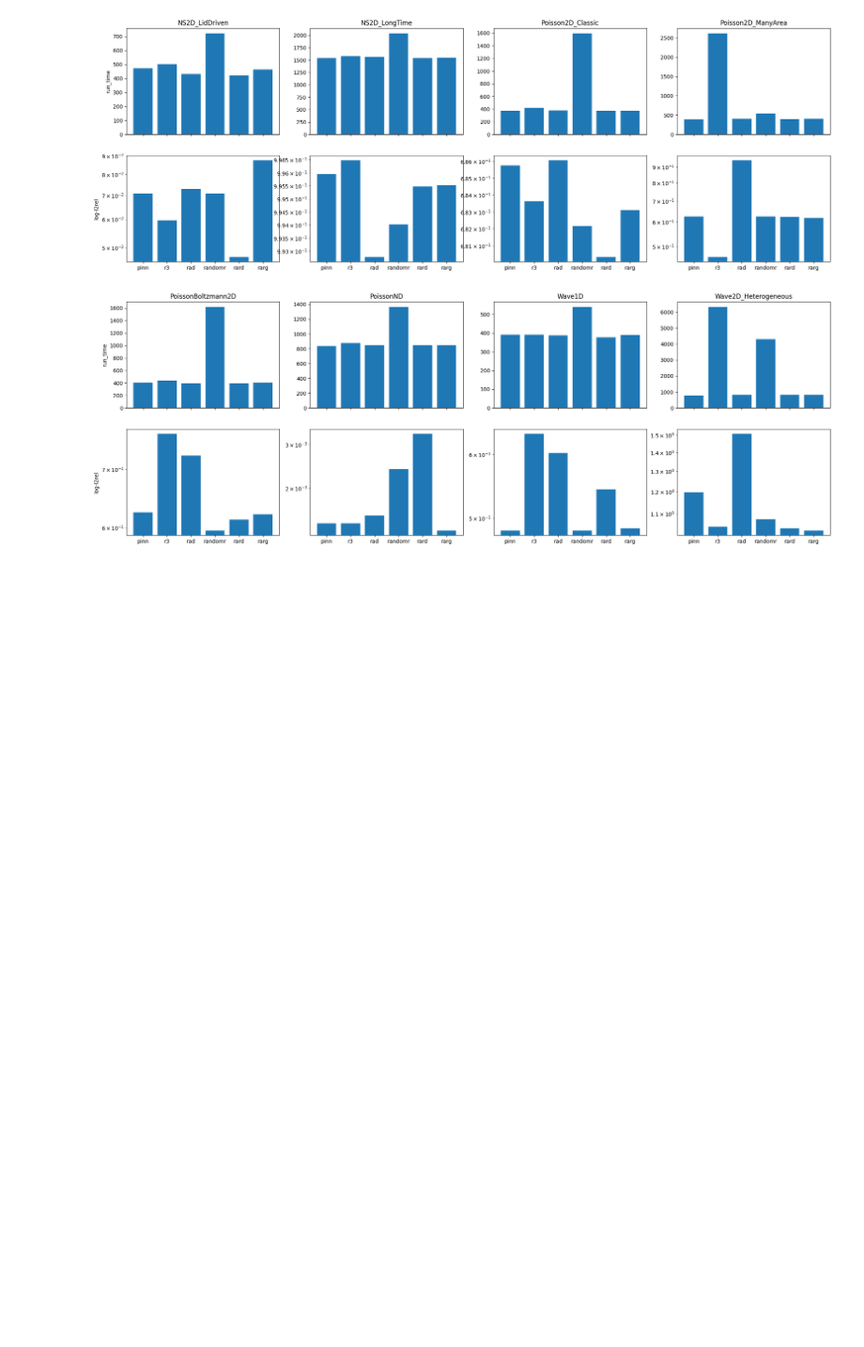
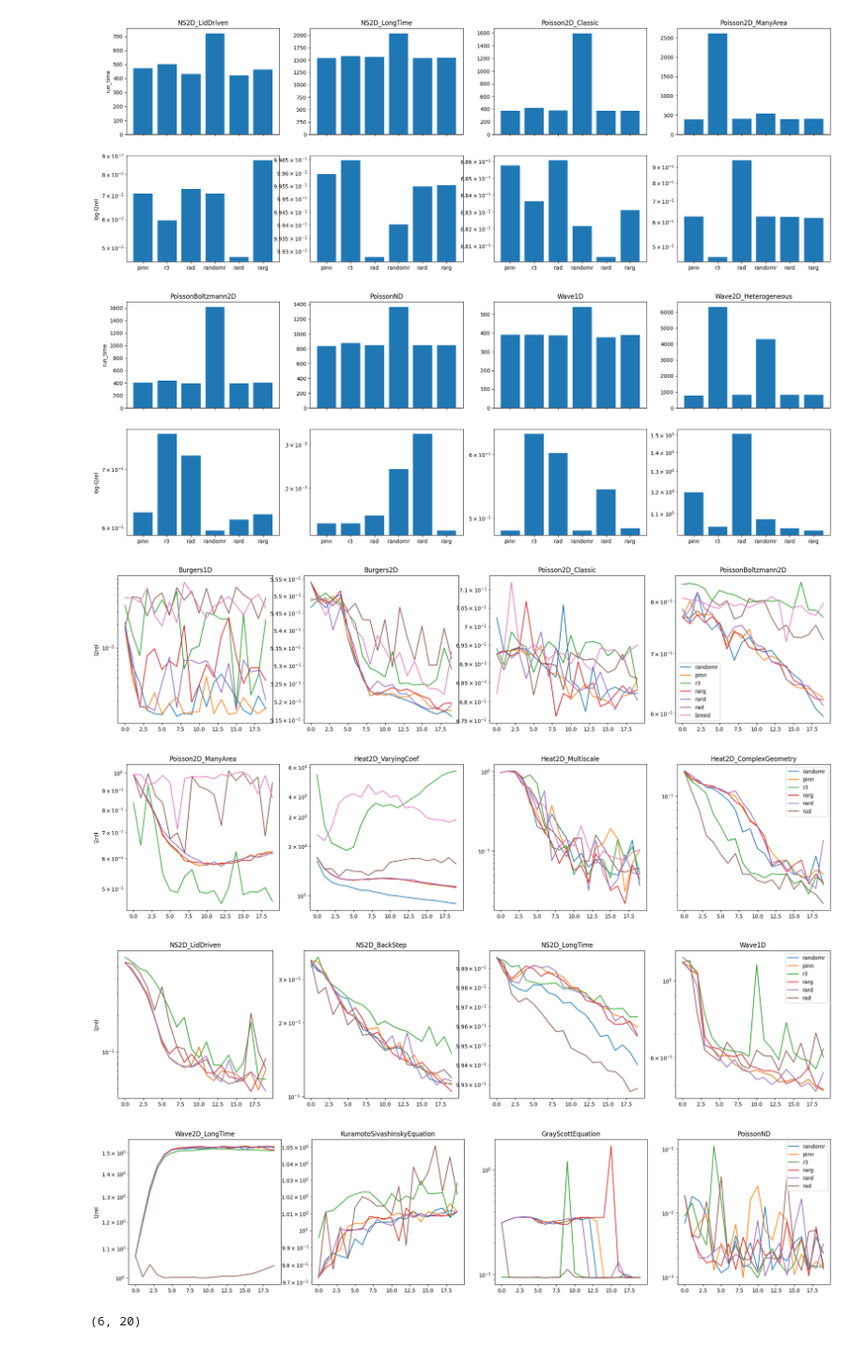
Before and after one commit to svdcvt/PINNacle, a Jupyter notebook: results/results_plots_upd.ipynb, the cells around one changed output. Shown at 94% size. Cells and saved outputs as stored; diff of their text form; code cells hidden in the pictures; blank space fills up the shorter version.

Commit message:
upd plots errors

```diff
--- a/results/results_plots_upd.ipynb
+++ b/results/results_plots_upd.ipynb
@@ -54,3 +54,33 @@ pdf.close()
 [figure]
 [figure]
 [figure]
+# %%
+name = 'grouped_errors-0216'
+results_errors = np.load(name + '.npz')
+methods_order = results_errors['methods']
+pdes = list(results_errors.keys())[1:]
+P = len(pdes)
+# %%
+pdf = matplotlib.backends.backend_pdf.PdfPages(name + '.pdf')
+RN = 4 # maximum number of plots in a row
+for pp in range(0, P, P//RN):
+    fig, axes = plt.subplots(1, RN, figsize=(5*RN + RN, 5))
+    for i, pde in enumerate(pdes[pp:pp+RN]):
+        axes[i].set_title(pde)
+        res_pde = results_errors[pde]
+        for j in range(len(res_pde)):
+            axes[i].plot(res_pde[j], label=methods_order[j])
+        axes[i].set_yscale('log')
+        axes[0].set_ylabel('l2rel')
+    axes[i].legend()
+    pdf.savefig(fig)
+pdf.close()
+# %% [output]
+[figure, added]
+[figure, added]
+[figure, added]
+[figure, added]
+# %%
+results_errors[pde].shape
+# %% [output]
+(6, 20)
```
Also changed, not shown: 1 other file.
